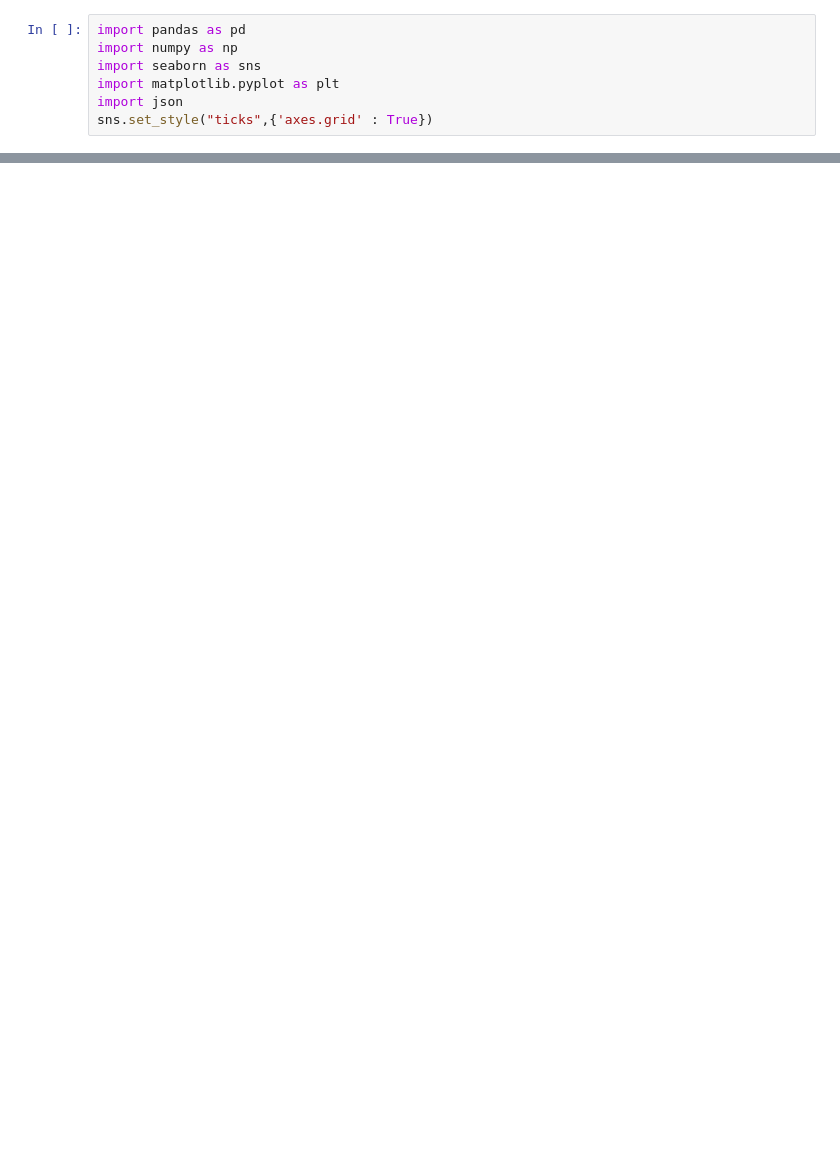
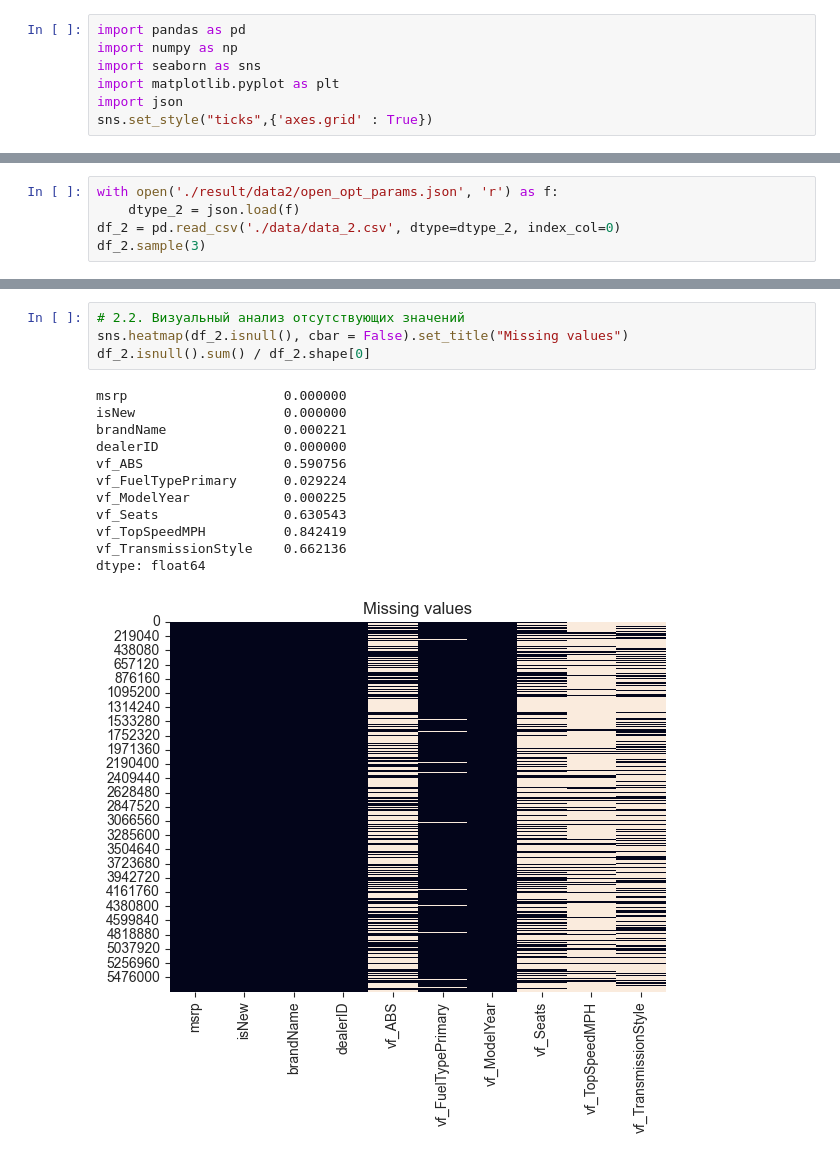
Before and after one commit to Electrotubbie/practice_N6_DE, a Jupyter notebook: plotting.ipynb, the cells around one changed output, grey strips where cells are left out. Cells and saved outputs as stored; diff of their text form; blank space fills up the shorter version.

```diff
--- a/plotting.ipynb
+++ b/plotting.ipynb
@@ -146,0 +69,5 @@ df_2.groupby(df_2['vf_ModelYear'])["vf_TopSpeedMPH"].mean().plot()
+# %%
+with open('./result/data2/open_opt_params.json', 'r') as f:
+    dtype_2 = json.load(f)
+df_2 = pd.read_csv('./data/data_2.csv', dtype=dtype_2, index_col=0)
+df_2.sample(3)
@@ -146,0 +87,17 @@ df_2.groupby(df_2['vf_ModelYear'])["vf_TopSpeedMPH"].mean().plot()
+# %%
+# 2.2. Визуальный анализ отсутствующих значений
+sns.heatmap(df_2.isnull(), cbar = False).set_title("Missing values")
+df_2.isnull().sum() / df_2.shape[0]
+# %% [output]
+msrp                    0.000000
+isNew                   0.000000
+brandName               0.000221
+dealerID                0.000000
+vf_ABS                  0.590756
+vf_FuelTypePrimary      0.029224
+vf_ModelYear            0.000225
+vf_Seats                0.630543
+vf_TopSpeedMPH          0.842419
+vf_TransmissionStyle    0.662136
+dtype: float64
+[figure, added]
```
Also changed, not shown: parts of 50 cells of this notebook, 2 other files.
